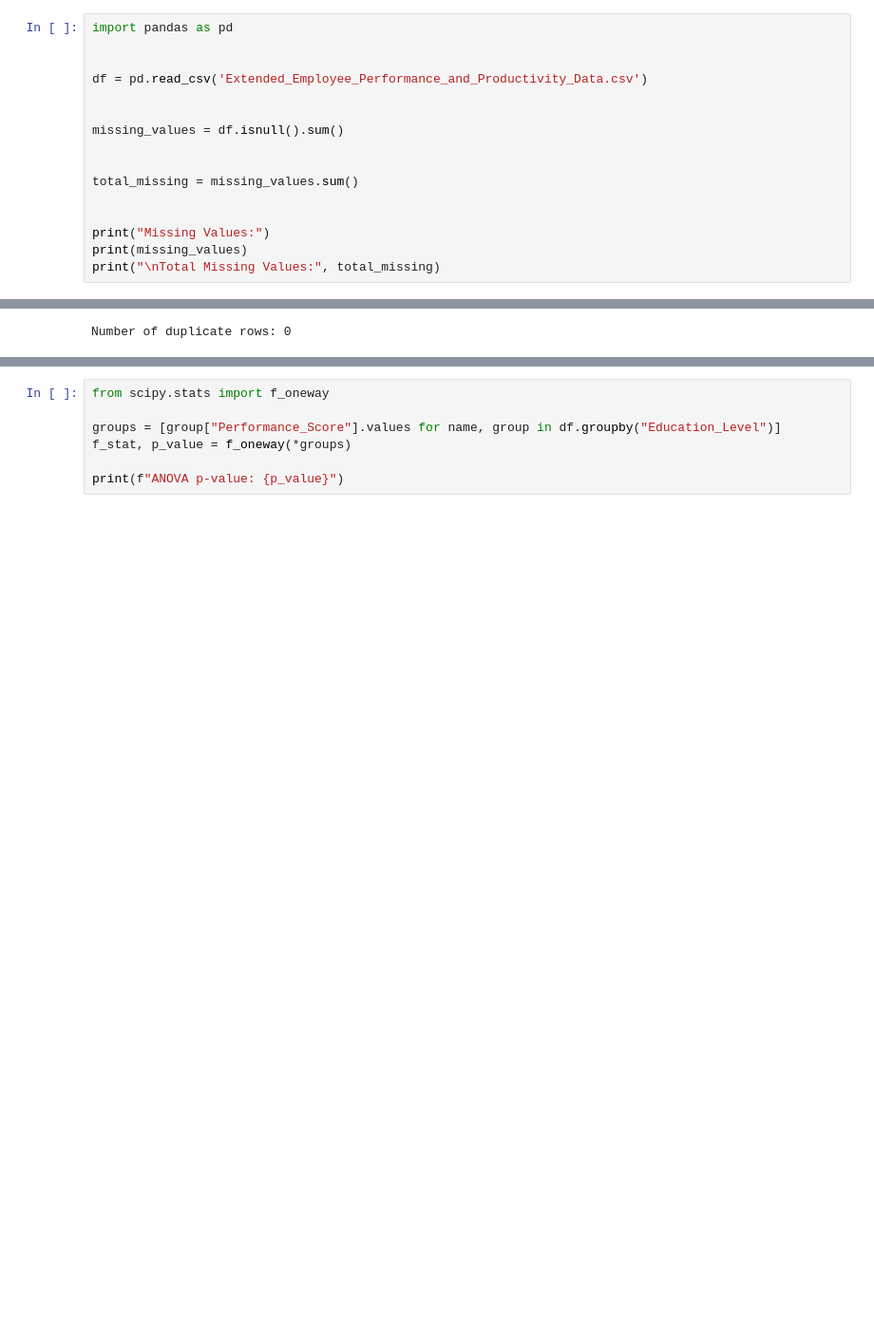
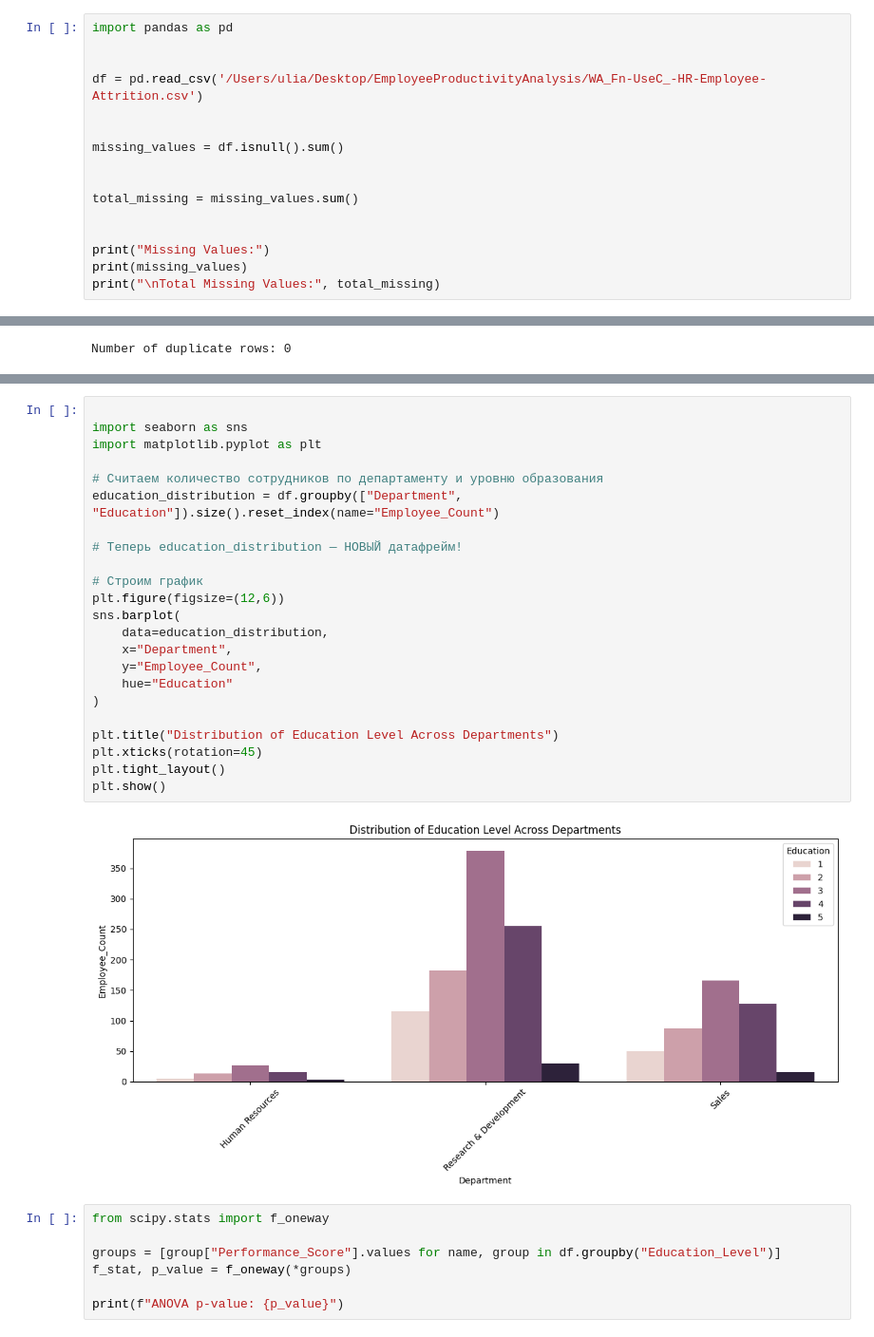
Before and after one commit to melo4yxa77796/EmployeeProductivityAnalysis, a Jupyter notebook: employee.ipynb, the cells around one changed output, grey strips where cells are left out. Shown: that part at 95% size. Saved outputs shown, nothing was run; the diff lists cells and outputs as text; blank space fills up the shorter version.

Commit message:
change the data set

```diff
--- a/employee.ipynb
+++ b/employee.ipynb
@@ -2,7 +2,7 @@
 import pandas as pd
 
 
-df = pd.read_csv('Extended_Employee_Performance_and_Productivity_Data.csv')
+df = pd.read_csv('/Users/ulia/Desktop/EmployeeProductivityAnalysis/WA_Fn-UseC_-HR-Employee-Attrition.csv')
 
 
 missing_values = df.isnull().sum()
@@ -177,3 +168,28 @@ plt.show()
+# %%
+
+import seaborn as sns
+import matplotlib.pyplot as plt
+
+# Считаем количество сотрудников по департаменту и уровню образования
+education_distribution = df.groupby(["Department", "Education"]).size().reset_index(name="Employee_Count")
+
+# Теперь education_distribution — НОВЫЙ датафрейм!
+
+# Строим график
+plt.figure(figsize=(12,6))
+sns.barplot(
+    data=education_distribution,
+    x="Department",
+    y="Employee_Count",
+    hue="Education"
+)
+
+plt.title("Distribution of Education Level Across Departments")
+plt.xticks(rotation=45)
+plt.tight_layout()
+plt.show()
+# %% [output]
+[figure, added]
 # %%
 from scipy.stats import f_oneway
 
```
Also changed, not shown: parts of 13 cells of this notebook, 3 other files.
